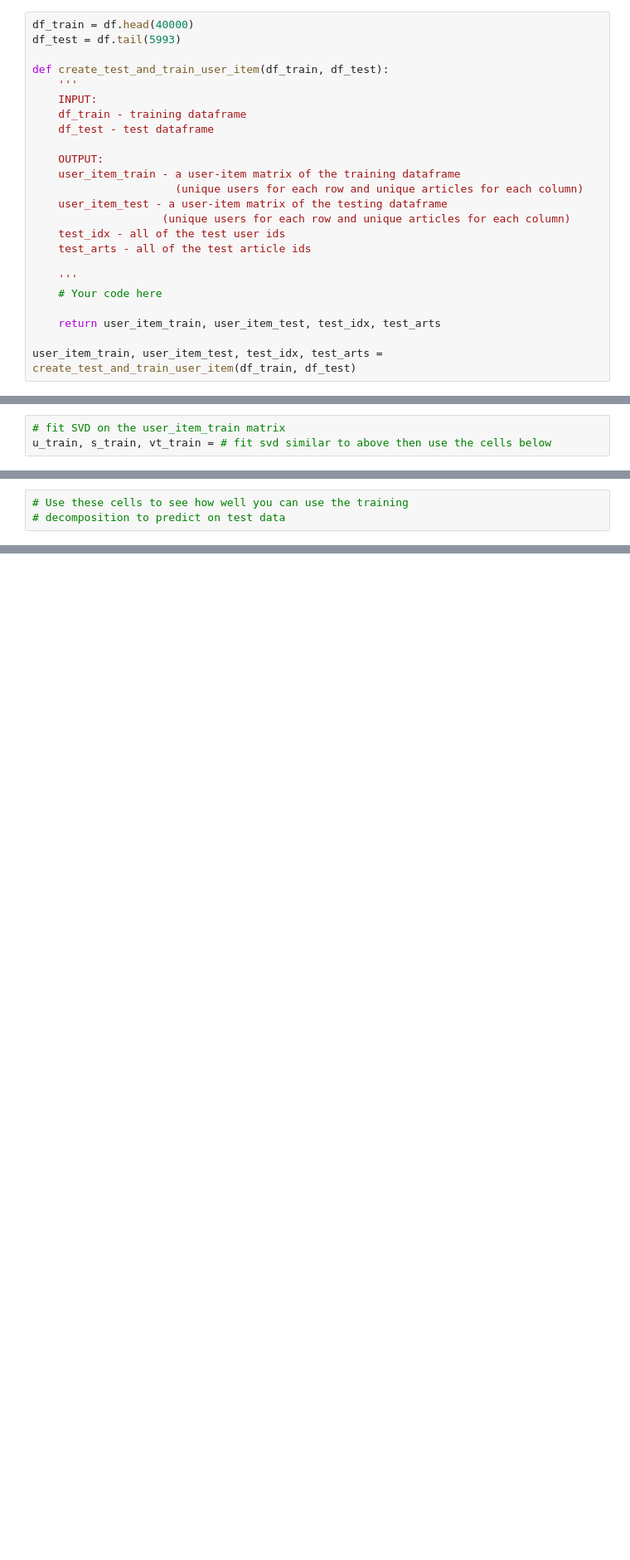
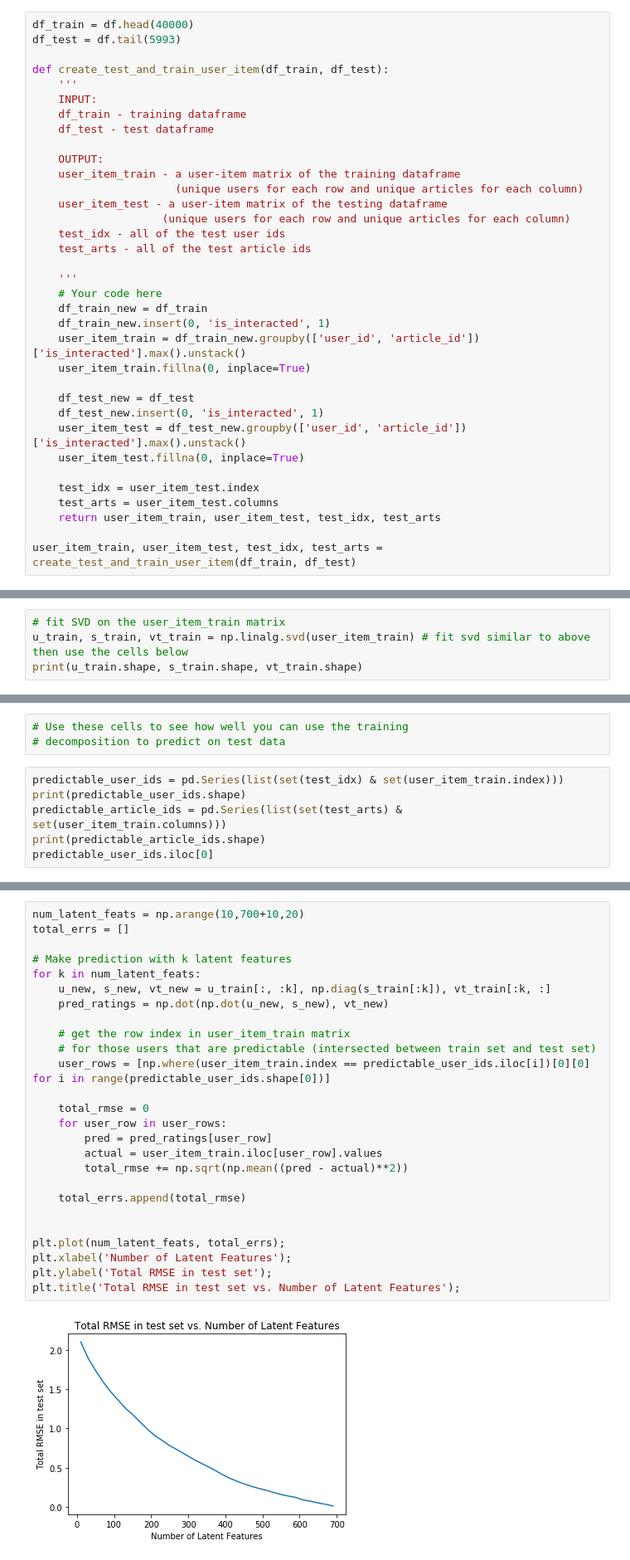
Before and after one commit to jimmyadeline/IBM_Recommendation_System, a Jupyter notebook: Recommendations_with_IBM.ipynb, the cells around one changed output, grey strips where cells are left out. Shown at 83% size. Drawn from its saved outputs; the diff is of its cells as text; blank space fills up the shorter version.

```diff
--- a/Recommendations_with_IBM.ipynb
+++ b/Recommendations_with_IBM.ipynb
@@ -895,7 +861,18 @@ def create_test_and_train_user_item(df_train, df_test):
 
     '''
     # Your code here
+    df_train_new = df_train
+    df_train_new.insert(0, 'is_interacted', 1)
+    user_item_train = df_train_new.groupby(['user_id', 'article_id'])['is_interacted'].max().unstack()
+    user_item_train.fillna(0, inplace=True)
 
+    df_test_new = df_test
+    df_test_new.insert(0, 'is_interacted', 1)
+    user_item_test = df_test_new.groupby(['user_id', 'article_id'])['is_interacted'].max().unstack()
+    user_item_test.fillna(0, inplace=True)
+
+    test_idx = user_item_test.index
+    test_arts = user_item_test.columns
     return user_item_train, user_item_test, test_idx, test_arts
 
 user_item_train, user_item_test, test_idx, test_arts = create_test_and_train_user_item(df_train, df_test)
@@ -921,4 +900,5 @@ t.sol_4_test(sol_4_dict)
 Use the cells below to explore how well SVD works towards making predictions for recommendations on the test data.
 # %%
 # fit SVD on the user_item_train matrix
-u_train, s_train, vt_train = # fit svd similar to above then use the cells below
+u_train, s_train, vt_train = np.linalg.svd(user_item_train) # fit svd similar to above then use the cells below
+print(u_train.shape, s_train.shape, vt_train.shape)
@@ -925,3 +907,9 @@ u_train, s_train, vt_train = # fit svd similar to above then use the cells below
 # %%
 # Use these cells to see how well you can use the training
 # decomposition to predict on test data
+# %%
+predictable_user_ids = pd.Series(list(set(test_idx) & set(user_item_train.index)))
+print(predictable_user_ids.shape)
+predictable_article_ids = pd.Series(list(set(test_arts) & set(user_item_train.columns)))
+print(predictable_article_ids.shape)
+predictable_user_ids.iloc[0]
@@ -928,2 +920,30 @@ u_train, s_train, vt_train = # fit svd similar to above then use the cells below
+# %%
+num_latent_feats = np.arange(10,700+10,20)
+total_errs = []
+
+# Make prediction with k latent features
+for k in num_latent_feats:
+    u_new, s_new, vt_new = u_train[:, :k], np.diag(s_train[:k]), vt_train[:k, :]
+    pred_ratings = np.dot(np.dot(u_new, s_new), vt_new)
+
+    # get the row index in user_item_train matrix
+    # for those users that are predictable (intersected between train set and test set)
+    user_rows = [np.where(user_item_train.index == predictable_user_ids.iloc[i])[0][0] for i in range(predictable_user_ids.shape[0])]
+
+    total_rmse = 0
+    for user_row in user_rows:
+        pred = pred_ratings[user_row]
+        actual = user_item_train.iloc[user_row].values
+        total_rmse += np.sqrt(np.mean((pred - actual)**2))
+
+    total_errs.append(total_rmse)
+
+
+plt.plot(num_latent_feats, total_errs);
+plt.xlabel('Number of Latent Features');
+plt.ylabel('Total RMSE in test set');
+plt.title('Total RMSE in test set vs. Number of Latent Features');
+# %% [output]
+[figure, added]
 # %% [markdown]
 `6.` Use the cell below to comment on the results you found in the previous question. Given the circumstances of your results, discuss what you might do to determine if the recommendations you make with any of the above recommendation systems are an improvement to how users currently find articles?
```
Also changed, not shown: parts of 22 cells of this notebook, 1 other file.
